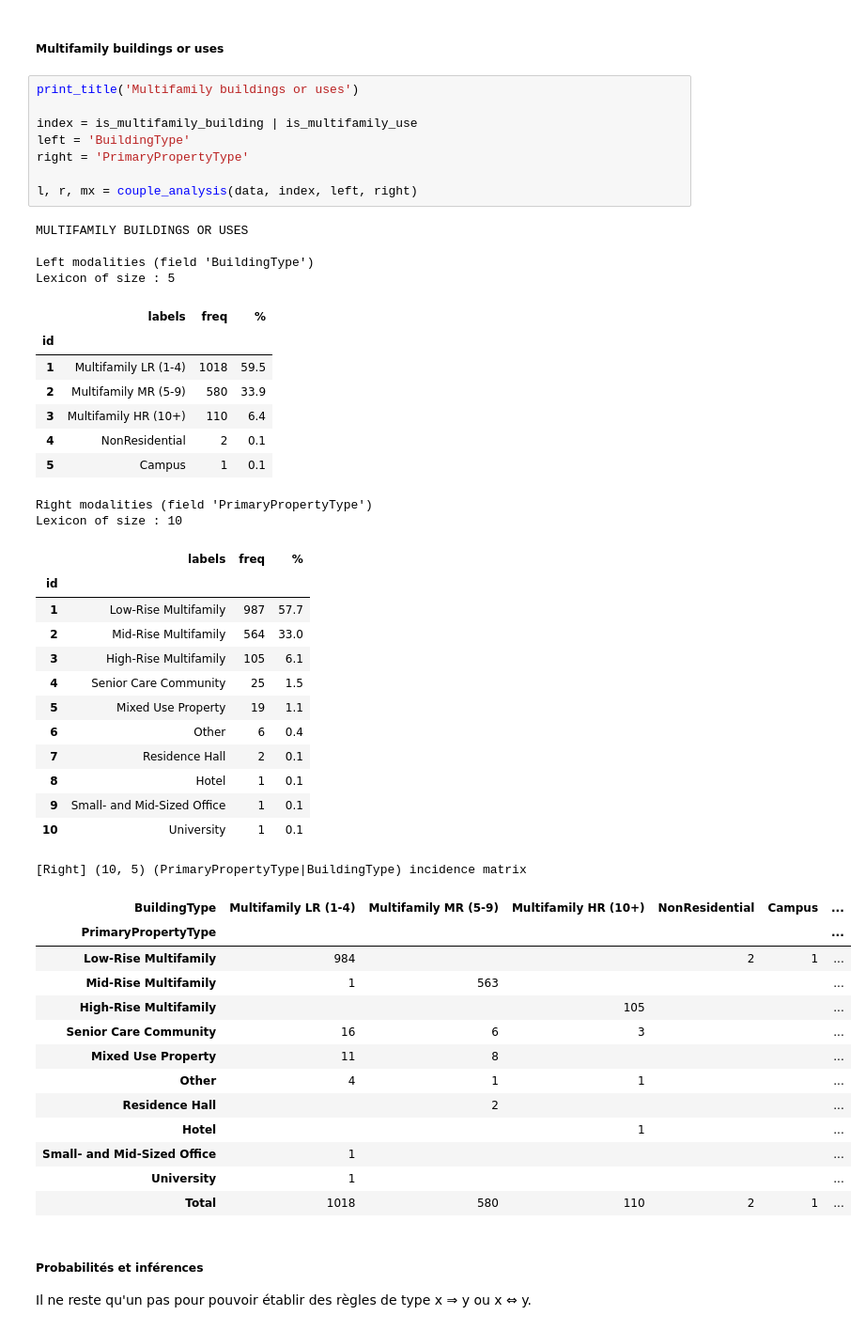
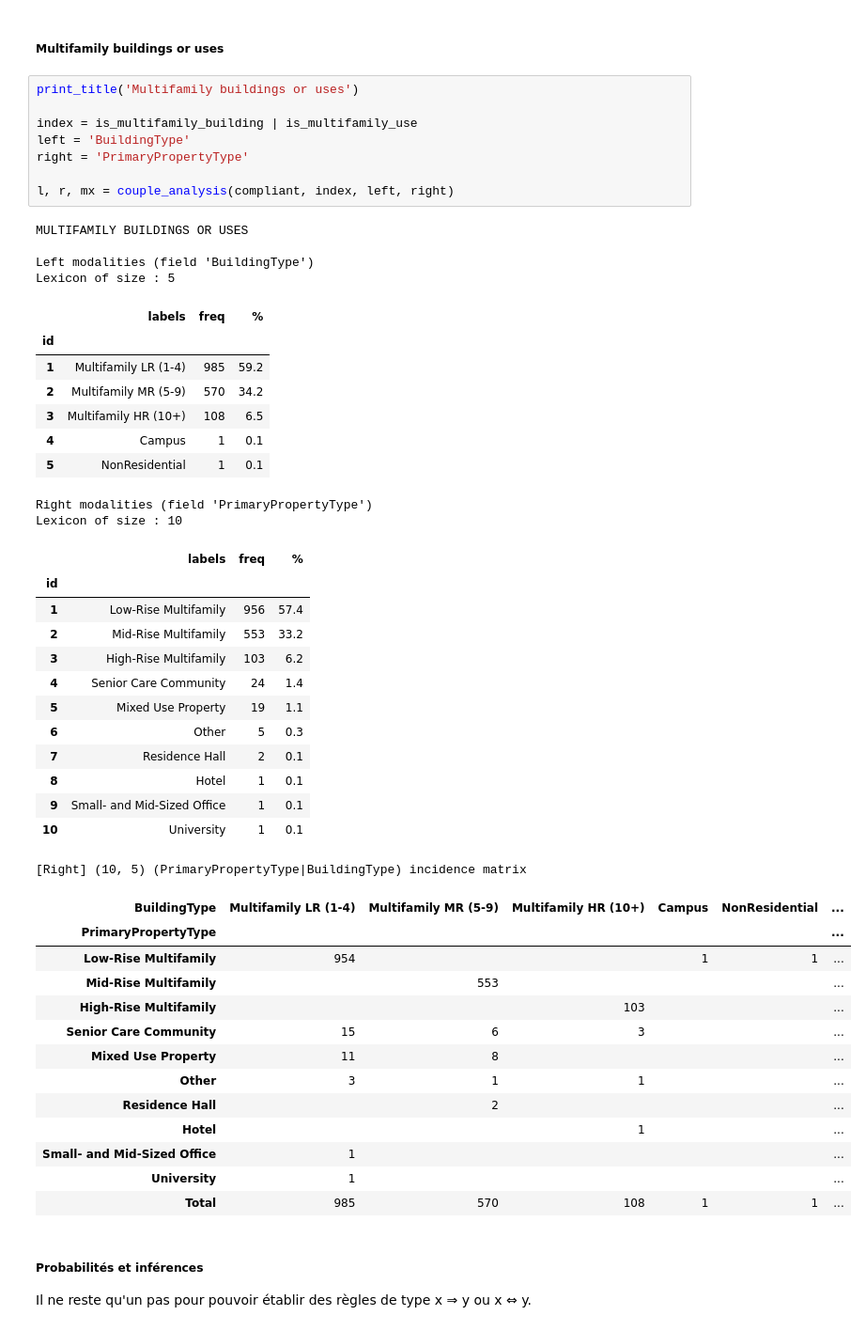
Before and after one commit to Franck-PepperLabs/pepper_carbon-neutral_seattle, a Jupyter notebook: jupyter/scratchpad.ipynb, the cells around one changed output. Shown at 94% size. Cells and saved outputs as stored; diff of their text form.

```diff
--- a/jupyter/scratchpad.ipynb
+++ b/jupyter/scratchpad.ipynb
@@ -2045,51 +2055,51 @@ Lexicon of size : 1
 # %%
 print_title('Multifamily buildings or uses')
 
 index = is_multifamily_building | is_multifamily_use
 left = 'BuildingType'
 right = 'PrimaryPropertyType'
 
-l, r, mx = couple_analysis(data, index, left, right)
+l, r, mx = couple_analysis(compliant, index, left, right)
 # %% [output]
 MULTIFAMILY BUILDINGS OR USES
 
 Left modalities (field 'BuildingType')
 Lexicon of size : 5
 |  | labels | freq | % |
 | id |  |  |  |
-| 1 | Multifamily LR (1-4) | 1018 | 59.5 |
-| 2 | Multifamily MR (5-9) | 580 | 33.9 |
-| 3 | Multifamily HR (10+) | 110 | 6.4 |
-| 4 | NonResidential | 2 | 0.1 |
-| 5 | Campus | 1 | 0.1 |
+| 1 | Multifamily LR (1-4) | 985 | 59.2 |
+| 2 | Multifamily MR (5-9) | 570 | 34.2 |
+| 3 | Multifamily HR (10+) | 108 | 6.5 |
+| 4 | Campus | 1 | 0.1 |
+| 5 | NonResidential | 1 | 0.1 |
 Right modalities (field 'PrimaryPropertyType')
 Lexicon of size : 10
 |  | labels | freq | % |
 | id |  |  |  |
-| 1 | Low-Rise Multifamily | 987 | 57.7 |
-| 2 | Mid-Rise Multifamily | 564 | 33.0 |
-| 3 | High-Rise Multifamily | 105 | 6.1 |
-| 4 | Senior Care Community | 25 | 1.5 |
+| 1 | Low-Rise Multifamily | 956 | 57.4 |
+| 2 | Mid-Rise Multifamily | 553 | 33.2 |
+| 3 | High-Rise Multifamily | 103 | 6.2 |
+| 4 | Senior Care Community | 24 | 1.4 |
 | 5 | Mixed Use Property | 19 | 1.1 |
-| 6 | Other | 6 | 0.4 |
+| 6 | Other | 5 | 0.3 |
 | 7 | Residence Hall | 2 | 0.1 |
 | 8 | Hotel | 1 | 0.1 |
 | 9 | Small- and Mid-Sized Office | 1 | 0.1 |
 | 10 | University | 1 | 0.1 |
 [Right] (10, 5) (PrimaryPropertyType|BuildingType) incidence matrix
-| BuildingType | Multifamily LR (1-4) | Multifamily MR (5-9) | Multifamily HR (10+) | NonResidential | Campus | ... |
+| BuildingType | Multifamily LR (1-4) | Multifamily MR (5-9) | Multifamily HR (10+) | Campus | NonResidential | ... |
 | PrimaryPropertyType |  |  |  |  |  | ... |
-| Low-Rise Multifamily | 984 |  |  | 2 | 1 | ... |
-| Mid-Rise Multifamily | 1 | 563 |  |  |  | ... |
-| High-Rise Multifamily |  |  | 105 |  |  | ... |
-| Senior Care Community | 16 | 6 | 3 |  |  | ... |
+| Low-Rise Multifamily | 954 |  |  | 1 | 1 | ... |
+| Mid-Rise Multifamily |  | 553 |  |  |  | ... |
+| High-Rise Multifamily |  |  | 103 |  |  | ... |
+| Senior Care Community | 15 | 6 | 3 |  |  | ... |
 | Mixed Use Property | 11 | 8 |  |  |  | ... |
-| Other | 4 | 1 | 1 |  |  | ... |
+| Other | 3 | 1 | 1 |  |  | ... |
 | Residence Hall |  | 2 |  |  |  | ... |
 | Hotel |  |  | 1 |  |  | ... |
 | Small- and Mid-Sized Office | 1 |  |  |  |  | ... |
 | University | 1 |  |  |  |  | ... |
-| Total | 1018 | 580 | 110 | 2 | 1 | ... |
+| Total | 985 | 570 | 108 | 1 | 1 | ... |
 # %% [markdown]
 ##### Probabilités et inférences
 
```
Also changed, not shown: parts of 16 cells of this notebook.
